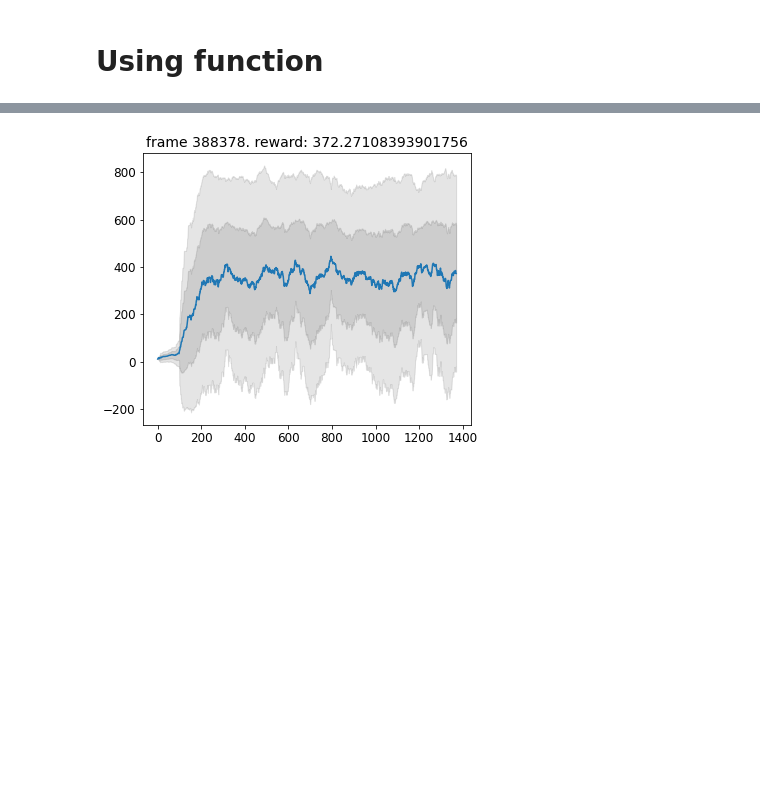
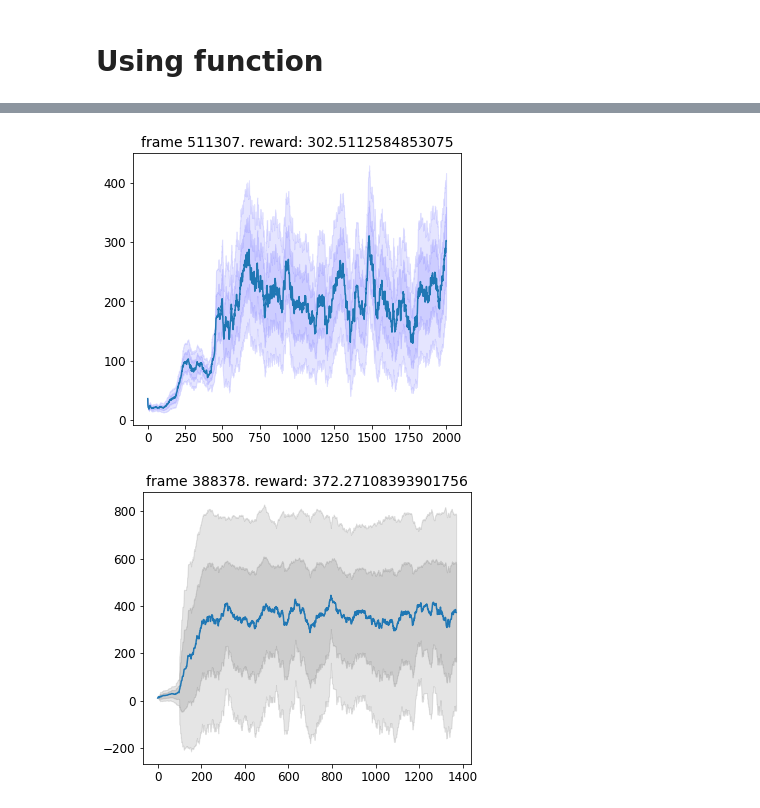
Before and after one commit to TheodoreWolf/climate_policy_rl, a Jupyter notebook: classes/AYS_testing.ipynb, the cells around one changed output, grey strips where cells are left out. Saved outputs shown, nothing was run; the diff lists cells and outputs as text; code cells hidden in the pictures; blank space fills up the shorter version.

```diff
--- a/classes/AYS_testing.ipynb
+++ b/classes/AYS_testing.ipynb
@@ -148,3 +160,10 @@ rewards = experiment.learning_loop_offline("DuelDDQN", batch_size=256, buffer_si
+# %%
+reload(lc)
+experiment = lc.learning(wandb_save=False, max_epochs=50, max_frames=1e6, max_episodes=2000, reward_type="PB", labda=0.75, seed=2)
+experiment.set_agent("PPOsplit", epsilon=0.001, clip=0.2, actor_gamma=0.9, critic_gamma=0.9, critic_param=1., gamma=0.9, lr=0.001, lr_critic=0.008, max_grad_norm=100,)
+rewards = experiment.learning_loop_rollout(batch_size=32, buffer_size=1024, notebook=True, plotting=True)
+# %% [output]
+[figure, added]
 # %%
 reload(lc)
 experiment = lc.learning(wandb_save=False, max_epochs=75, max_frames=1e5, max_episodes=2000, reward_type="PB")
```
Also changed, not shown: parts of 4 cells of this notebook, 14 other files.
